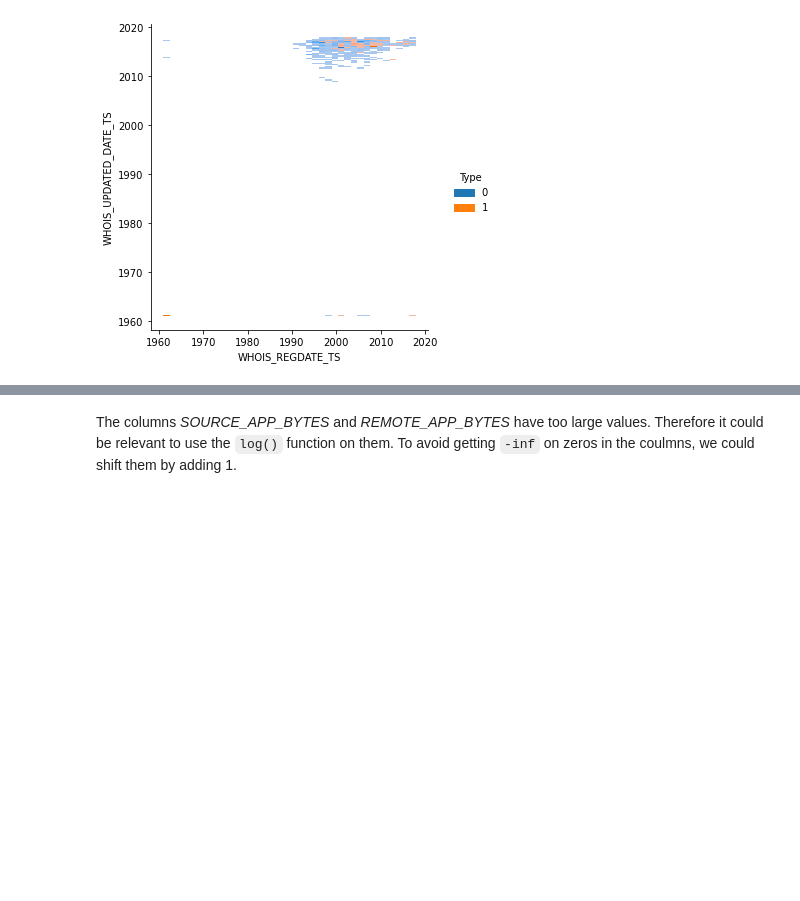
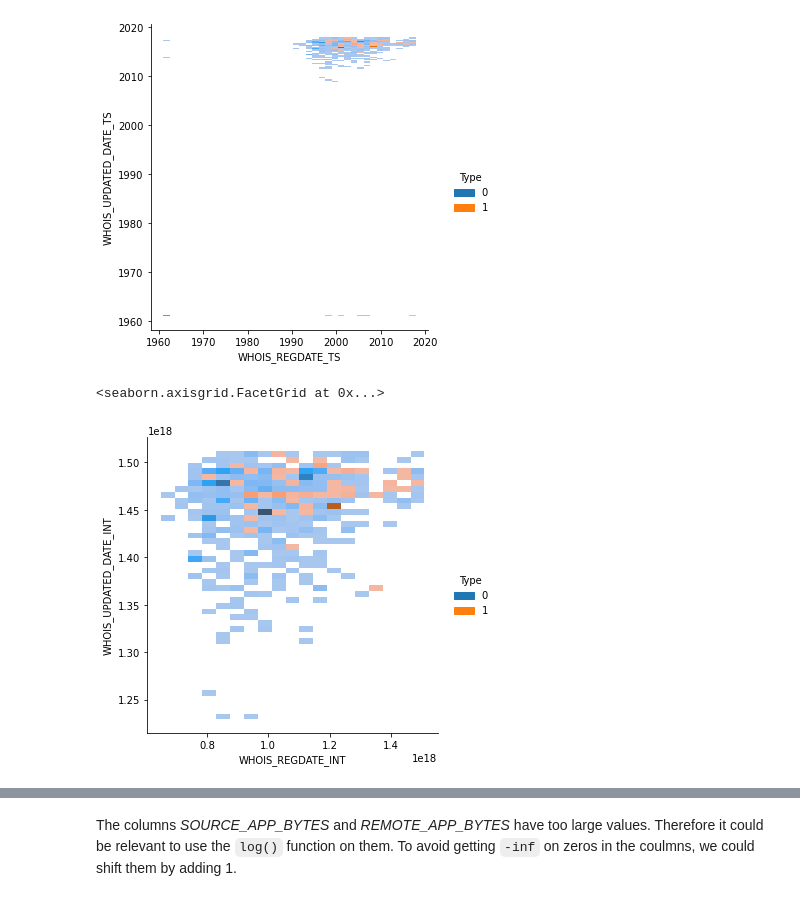
Before and after one commit to Jonkil/ML-project-2021-ESIEE, a Jupyter notebook: notebook_2.ipynb, the cells around one changed output, grey strips where cells are left out. Saved outputs shown, nothing was run; the diff lists cells and outputs as text; code cells hidden in the pictures; blank space fills up the shorter version.

Commit message:
began training models

```diff
--- a/notebook_2.ipynb
+++ b/notebook_2.ipynb
@@ -559,3 +565,22 @@ for i, col in enumerate(usable_numeric_columns):
 # %% [output]
 <seaborn.axisgrid.FacetGrid at 0x...>
 [figure]
+# %%
+# converting dates to int
+df_train['WHOIS_REGDATE_INT'] = df_train['WHOIS_REGDATE_TS'].view(int)
+df_train['WHOIS_UPDATED_DATE_INT'] = df_train['WHOIS_UPDATED_DATE_TS'].view(int)
+
+# extracting month values
+df_train['WHOIS_REGDATE_MONTH'] = df_train['WHOIS_REGDATE_TS'].dt.month
+df_train['WHOIS_UPDATED_DATE_MONTH'] = df_train['WHOIS_UPDATED_DATE_TS'].dt.month
+
+# extracting day values
+df_train['WHOIS_REGDATE_DAY'] = df_train['WHOIS_REGDATE_TS'].dt.day
+df_train['WHOIS_UPDATED_DATE_DAY'] = df_train['WHOIS_UPDATED_DATE_TS'].dt.day
+# %%
+# this plot is a scatterplot of two features where dots are colored after the 'Type' variable
+sns.displot(df_train.query('WHOIS_REGDATE_INT>0 and WHOIS_UPDATED_DATE_INT>0'),
+            x='WHOIS_REGDATE_INT', y='WHOIS_UPDATED_DATE_INT', hue = 'Type')
+# %% [output]
+<seaborn.axisgrid.FacetGrid at 0x...>
+[figure, added]
```
Also changed, not shown: parts of 24 cells of this notebook.
